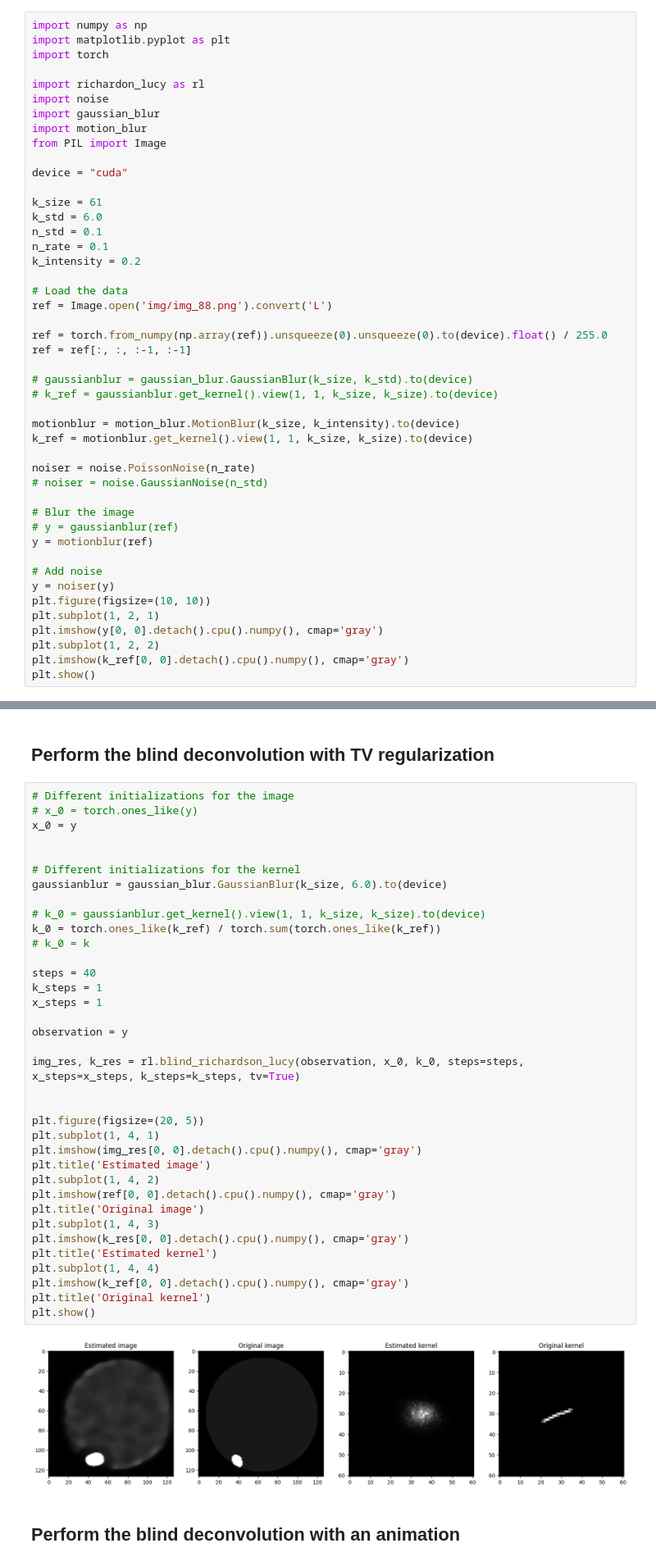
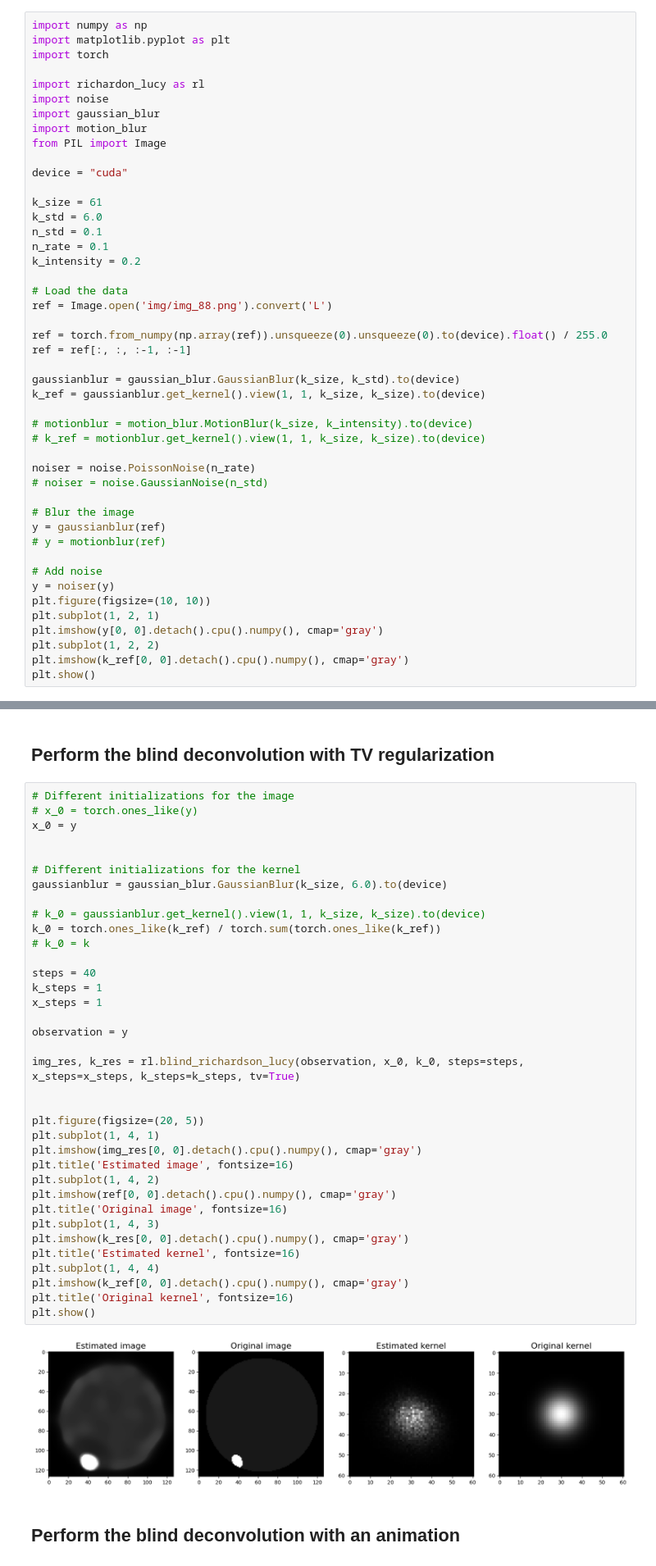
Before and after one commit to Tmodrzyk/richardson-lucy-python, a Jupyter notebook: greyscale.ipynb, the cells around one changed output, grey strips where cells are left out. Shown: that part at 82% size. Saved outputs shown, nothing was run; the diff lists cells and outputs as text.

```diff
--- a/greyscale.ipynb
+++ b/greyscale.ipynb
@@ -27,18 +27,18 @@ ref = Image.open('img/img_88.png').convert('L')
 ref = torch.from_numpy(np.array(ref)).unsqueeze(0).unsqueeze(0).to(device).float() / 255.0
 ref = ref[:, :, :-1, :-1]
 
-# gaussianblur = gaussian_blur.GaussianBlur(k_size, k_std).to(device)
-# k_ref = gaussianblur.get_kernel().view(1, 1, k_size, k_size).to(device)
+gaussianblur = gaussian_blur.GaussianBlur(k_size, k_std).to(device)
+k_ref = gaussianblur.get_kernel().view(1, 1, k_size, k_size).to(device)
 
-motionblur = motion_blur.MotionBlur(k_size, k_intensity).to(device)
-k_ref = motionblur.get_kernel().view(1, 1, k_size, k_size).to(device)
+# motionblur = motion_blur.MotionBlur(k_size, k_intensity).to(device)
+# k_ref = motionblur.get_kernel().view(1, 1, k_size, k_size).to(device)
 
 noiser = noise.PoissonNoise(n_rate)
 # noiser = noise.GaussianNoise(n_std)
 
 # Blur the image
-# y = gaussianblur(ref)
-y = motionblur(ref)
+y = gaussianblur(ref)
+# y = motionblur(ref)
 
 # Add noise
 y = noiser(y)
@@ -140,38 +143,38 @@ plt.show()
 x_0 = y
 
 
 # Different initializations for the kernel
 gaussianblur = gaussian_blur.GaussianBlur(k_size, 6.0).to(device)
 
 # k_0 = gaussianblur.get_kernel().view(1, 1, k_size, k_size).to(device)
 k_0 = torch.ones_like(k_ref) / torch.sum(torch.ones_like(k_ref))
 # k_0 = k
 
 steps = 40
 k_steps = 1
 x_steps = 1
 
 observation = y
 
 img_res, k_res = rl.blind_richardson_lucy(observation, x_0, k_0, steps=steps, x_steps=x_steps, k_steps=k_steps, tv=True)
 
 
 plt.figure(figsize=(20, 5))
 plt.subplot(1, 4, 1)
 plt.imshow(img_res[0, 0].detach().cpu().numpy(), cmap='gray')
-plt.title('Estimated image')
+plt.title('Estimated image', fontsize=16)
 plt.subplot(1, 4, 2)
 plt.imshow(ref[0, 0].detach().cpu().numpy(), cmap='gray')
-plt.title('Original image')
+plt.title('Original image', fontsize=16)
 plt.subplot(1, 4, 3)
 plt.imshow(k_res[0, 0].detach().cpu().numpy(), cmap='gray')
-plt.title('Estimated kernel')
+plt.title('Estimated kernel', fontsize=16)
 plt.subplot(1, 4, 4)
 plt.imshow(k_ref[0, 0].detach().cpu().numpy(), cmap='gray')
-plt.title('Original kernel')
+plt.title('Original kernel', fontsize=16)
 plt.show()
 # %% [output]
-[figure, old version]
+[figure, new version]
 # %% [markdown]
 ## Perform the blind deconvolution with an animation
 # %%
```
Also changed, not shown: parts of 4 cells of this notebook, 5 other files.
